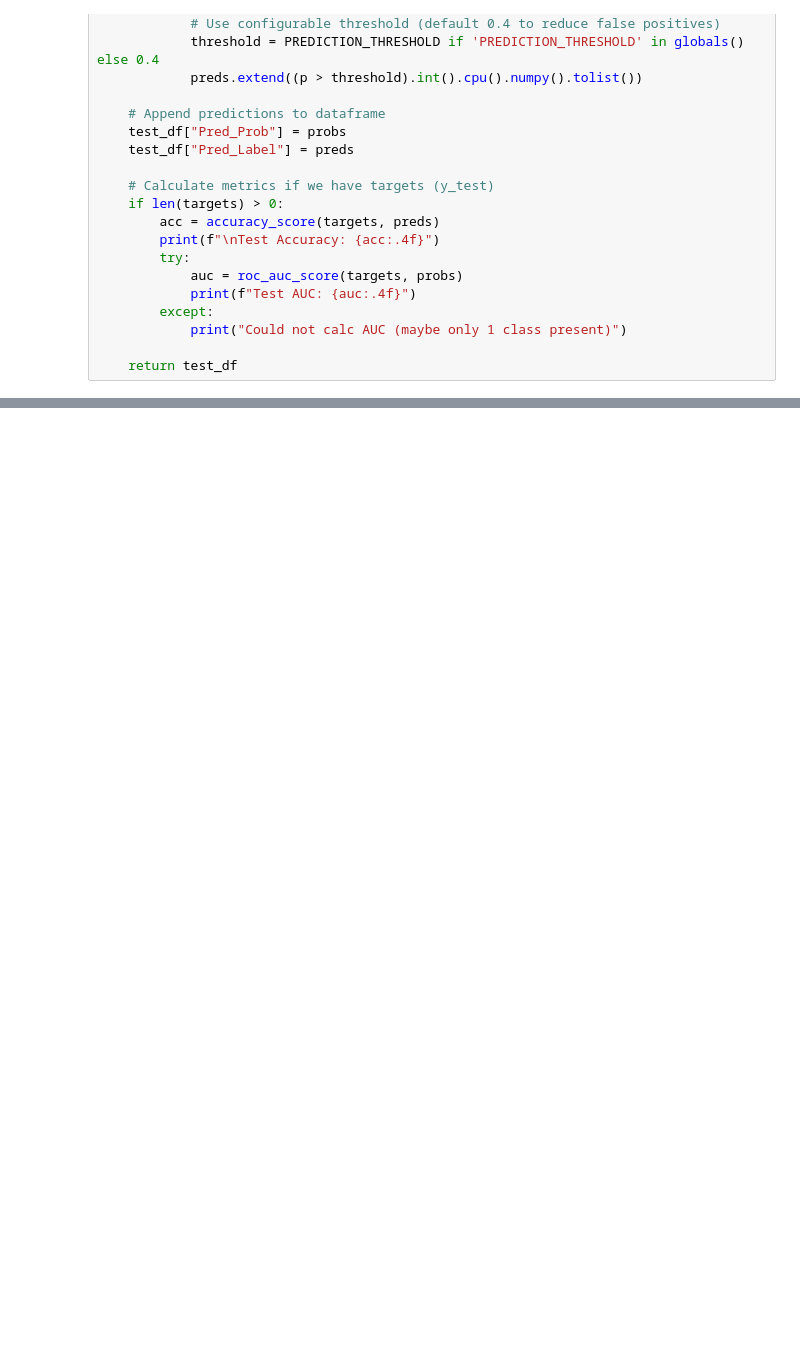
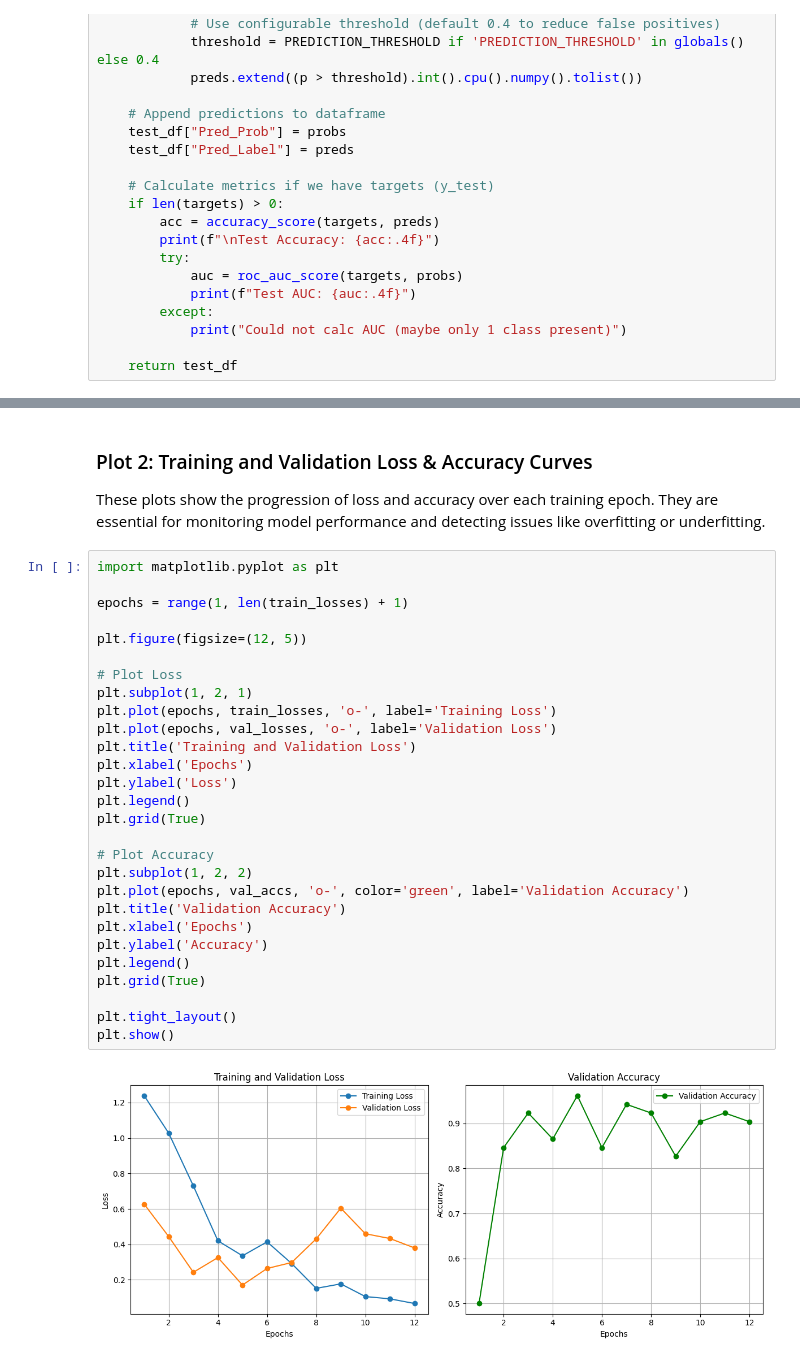
Before and after one commit to PraveenRajendranSundar/Counterfeit-Product-Image-Detection, a Jupyter notebook: Model_evaluation_train_test.ipynb, the cells around one changed output, grey strips where cells are left out. Cells and saved outputs as stored; diff of their text form; blank space fills up the shorter version.

```diff
--- a/Model_evaluation_train_test.ipynb
+++ b/Model_evaluation_train_test.ipynb
@@ -751,0 +865,33 @@ Full results saved to: /content/drive/MyDrive/Masters/UIUC_FA2025/CS441/project/
+# %% [markdown]
+### Plot 2: Training and Validation Loss & Accuracy Curves
+These plots show the progression of loss and accuracy over each training epoch. They are essential for monitoring model performance and detecting issues like overfitting or underfitting.
+# %%
+import matplotlib.pyplot as plt
+
+epochs = range(1, len(train_losses) + 1)
+
+plt.figure(figsize=(12, 5))
+
+# Plot Loss
+plt.subplot(1, 2, 1)
+plt.plot(epochs, train_losses, 'o-', label='Training Loss')
+plt.plot(epochs, val_losses, 'o-', label='Validation Loss')
+plt.title('Training and Validation Loss')
+plt.xlabel('Epochs')
+plt.ylabel('Loss')
+plt.legend()
+plt.grid(True)
+
+# Plot Accuracy
+plt.subplot(1, 2, 2)
+plt.plot(epochs, val_accs, 'o-', color='green', label='Validation Accuracy')
+plt.title('Validation Accuracy')
+plt.xlabel('Epochs')
+plt.ylabel('Accuracy')
+plt.legend()
+plt.grid(True)
+
+plt.tight_layout()
+plt.show()
+# %% [output]
+[figure, added]
```
Also changed, not shown: parts of 14 cells of this notebook, 2 other files.
